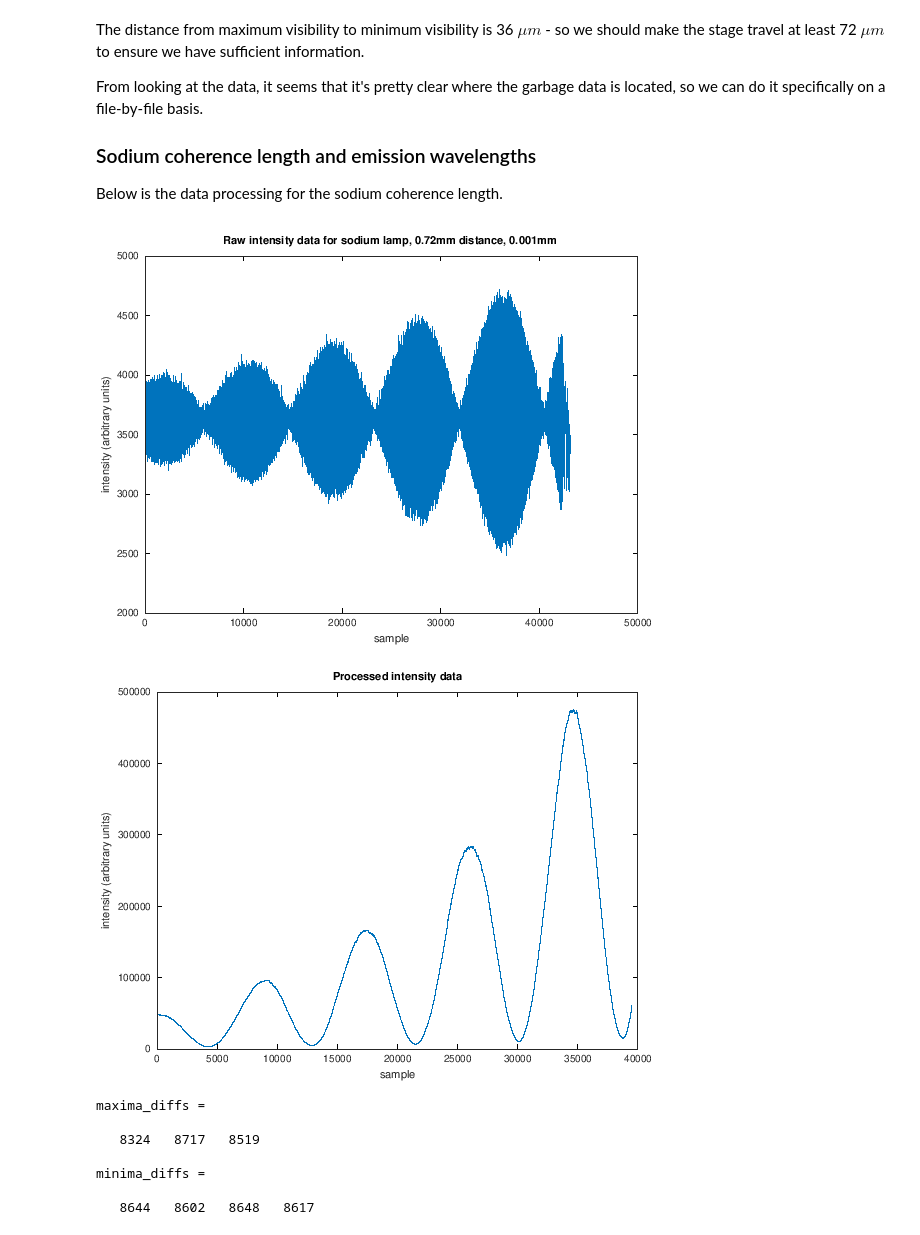
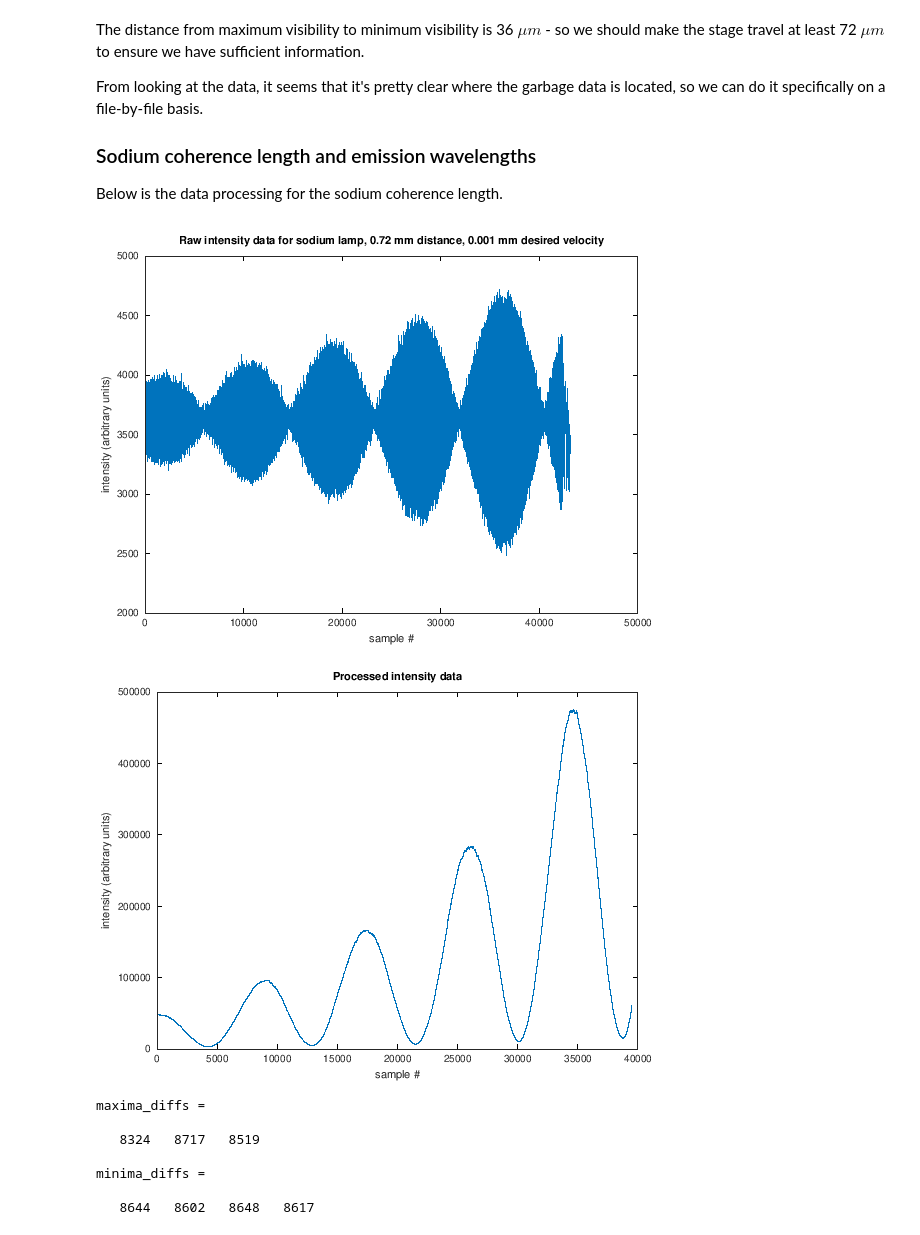
Before and after one commit to jtroo/phys408-lab1, a Jupyter notebook: notebook.ipynb, the cells around one changed output. Drawn from its saved outputs; the diff is of its cells as text; code cells hidden in the pictures.

```diff
--- a/notebook.ipynb
+++ b/notebook.ipynb
@@ -115,12 +115,12 @@ Below is the data processing for the sodium coherence length.
 # %%
 v_orig = csvread('test_data-2019-01-23/2019-01-23-sodium-coherence-0.72-0.001');
 
 plot(v_orig)
-title('Raw intensity data for sodium lamp, 0.72mm distance, 0.001mm ')
-xlabel('sample')
+title('Raw intensity data for sodium lamp, 0.72 mm distance, 0.001 mm desired velocity')
+xlabel('sample #')
 ylabel('intensity (arbitrary units)')
 # %% [output]
-[figure, old version]
+[figure, new version]
 # %%
 % truncate the data to keep the useful parts
 v = v_orig(1000:42000);
@@ -137,10 +137,10 @@ end
 
 plot(v2)
 title('Processed intensity data')
-xlabel('sample')
+xlabel('sample #')
 ylabel('intensity (arbitrary units)')
 # %% [output]
-[figure, old version]
+[figure, new version]
 # %%
 % find maxima in smoothed data
 
```
Also changed, not shown: parts of 11 cells of this notebook.
